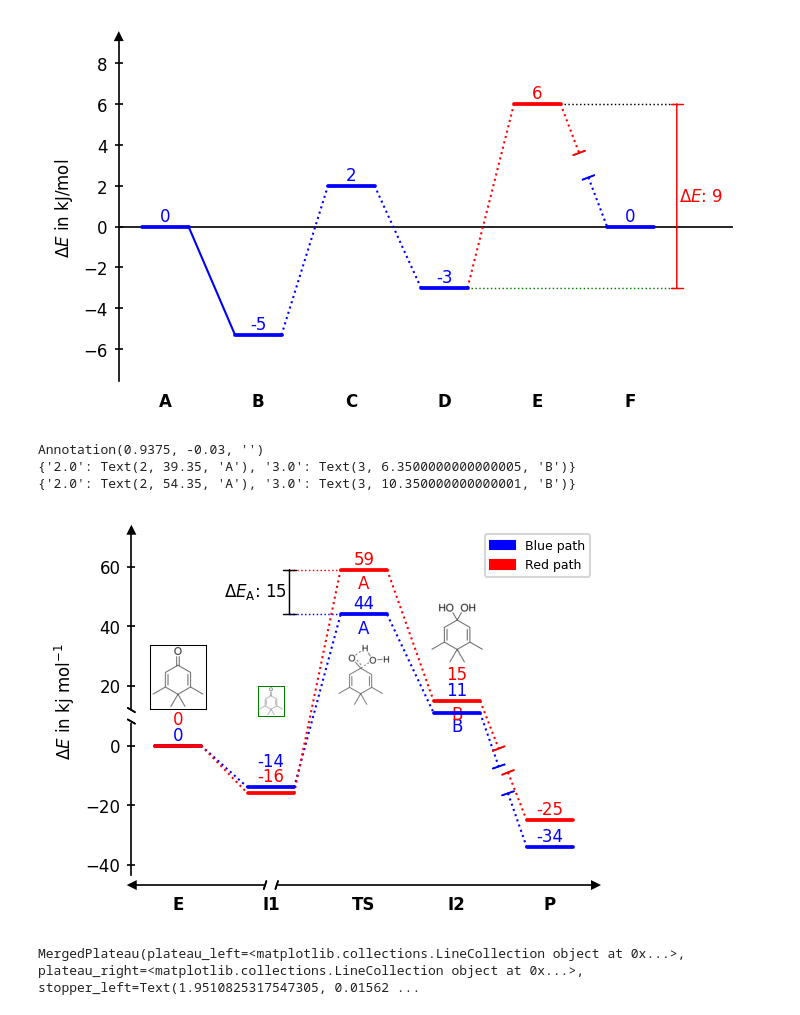
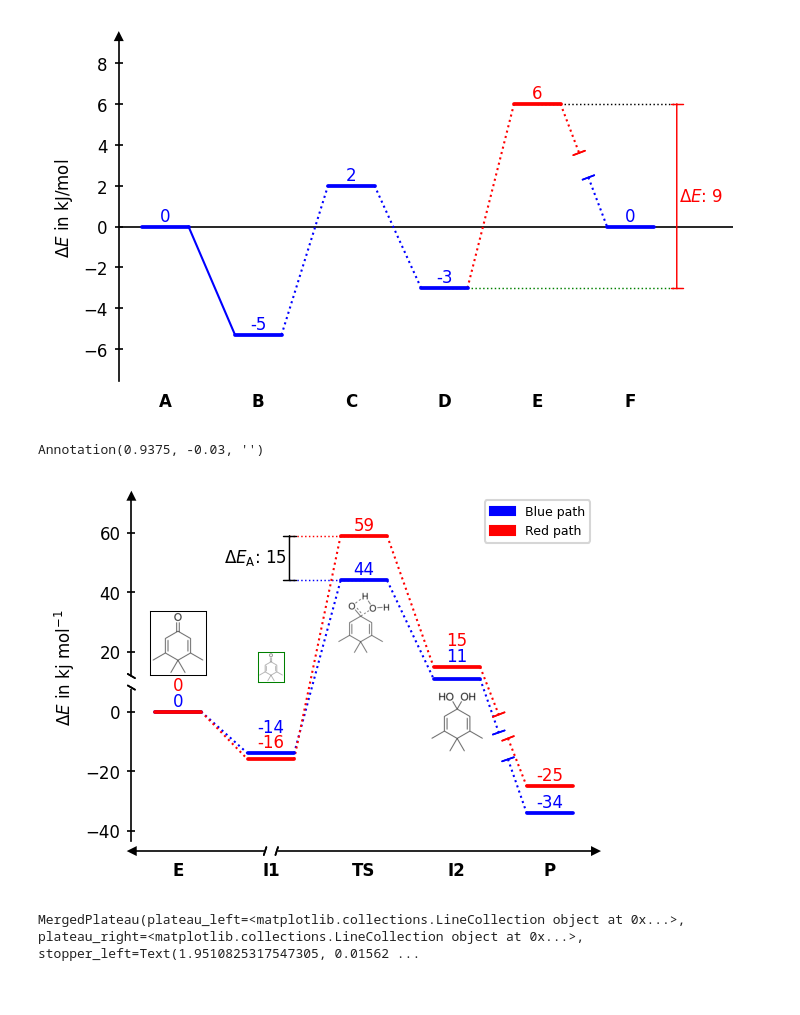
Before and after one commit to Tonner-Zech-Group/chem-diagrams, a Jupyter notebook: examples/test_use.ipynb, the cells around one changed output. Drawn from its saved outputs; the diff is of its cells as text; code cells hidden in the pictures.

```diff
--- a/examples/test_use.ipynb
+++ b/examples/test_use.ipynb
@@ -227,41 +236,34 @@ dia.add_image_series_in_plot(
     frame_colors=["black", "", ""],
     y_placement="auto"
 )
 
 dia.add_numbers_auto(fontsize=8)
 
 dia.add_image_in_plot(
     penguin,
     (1, 10),
     vertical_alignment="bottom",
     height=10,
     framed=True,
     frame_color="green"
 )
 
 margins = dia._layout_manager.adjust_xy_limits(
     dia._path_manager.path_data
 )
 figsize = dia._layout_manager.scale_figure(
     dia._path_manager.path_data
 )
 
 
 print(ann := dia.ax_objects.xaxis_breaks["1.0"].stopper_1)
 
 
-dia.add_path_labels("Blue path", [None, None, "A", "B", None])
-dia.add_path_labels("Red path", [None, None, "A", "B", None])
-
-print(dia._path_manager.mpl_objects["Blue path"].labels)
-print(dia._path_manager.mpl_objects["Red path"].labels)
 
 dia.show()
 # %% [output]
 Annotation(0.9375, -0.03, '')
-{'2.0': Text(2, 39.35, 'A'), '3.0': Text(3, 6.3500000000000005, 'B')}
-{'2.0': Text(2, 54.35, 'A'), '3.0': Text(3, 10.350000000000001, 'B')}
-[figure, old version]
+[figure, new version]
 # %%
 from chemdiagrams import EnergyDiagram
 
```
Also changed, not shown: parts of 1 cell of this notebook, 3 other files.
